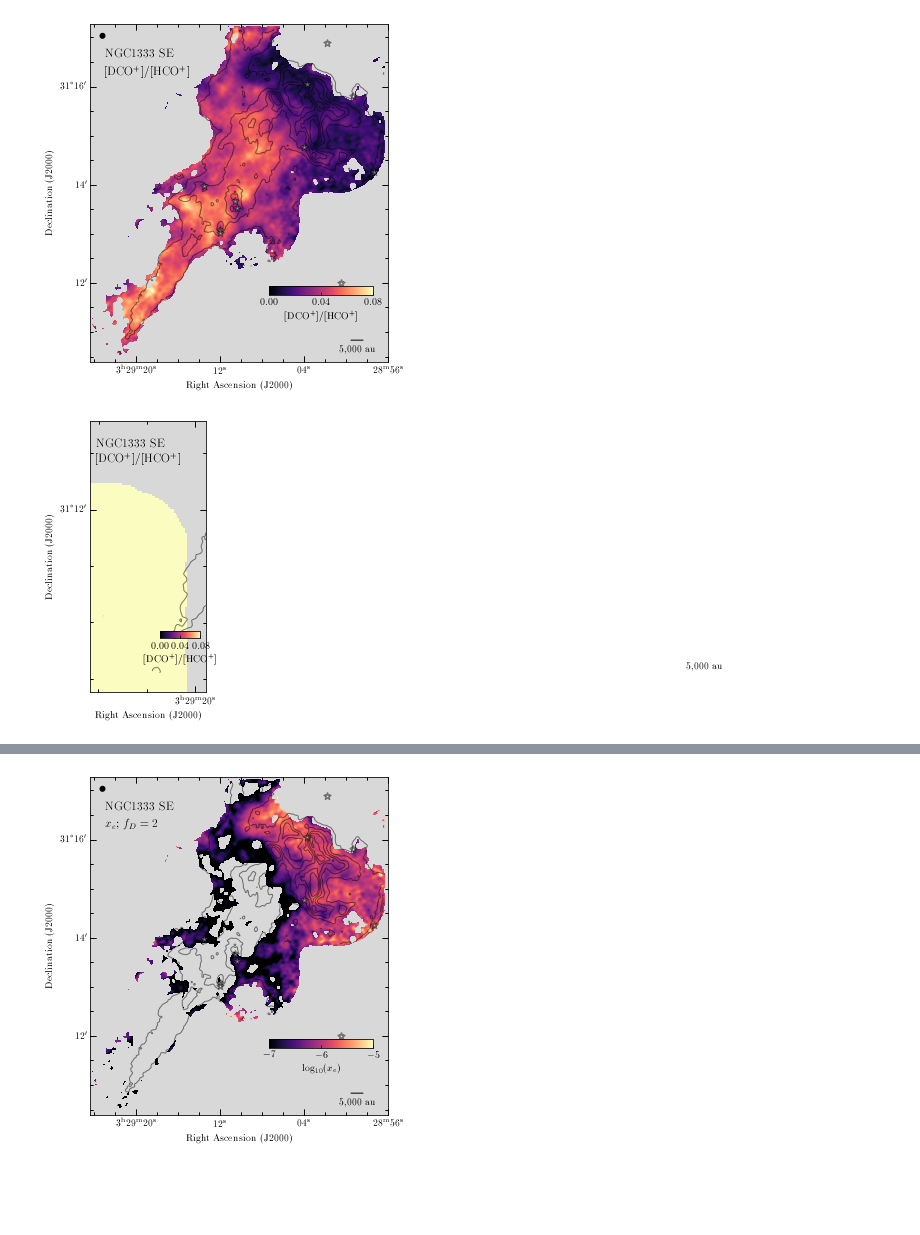
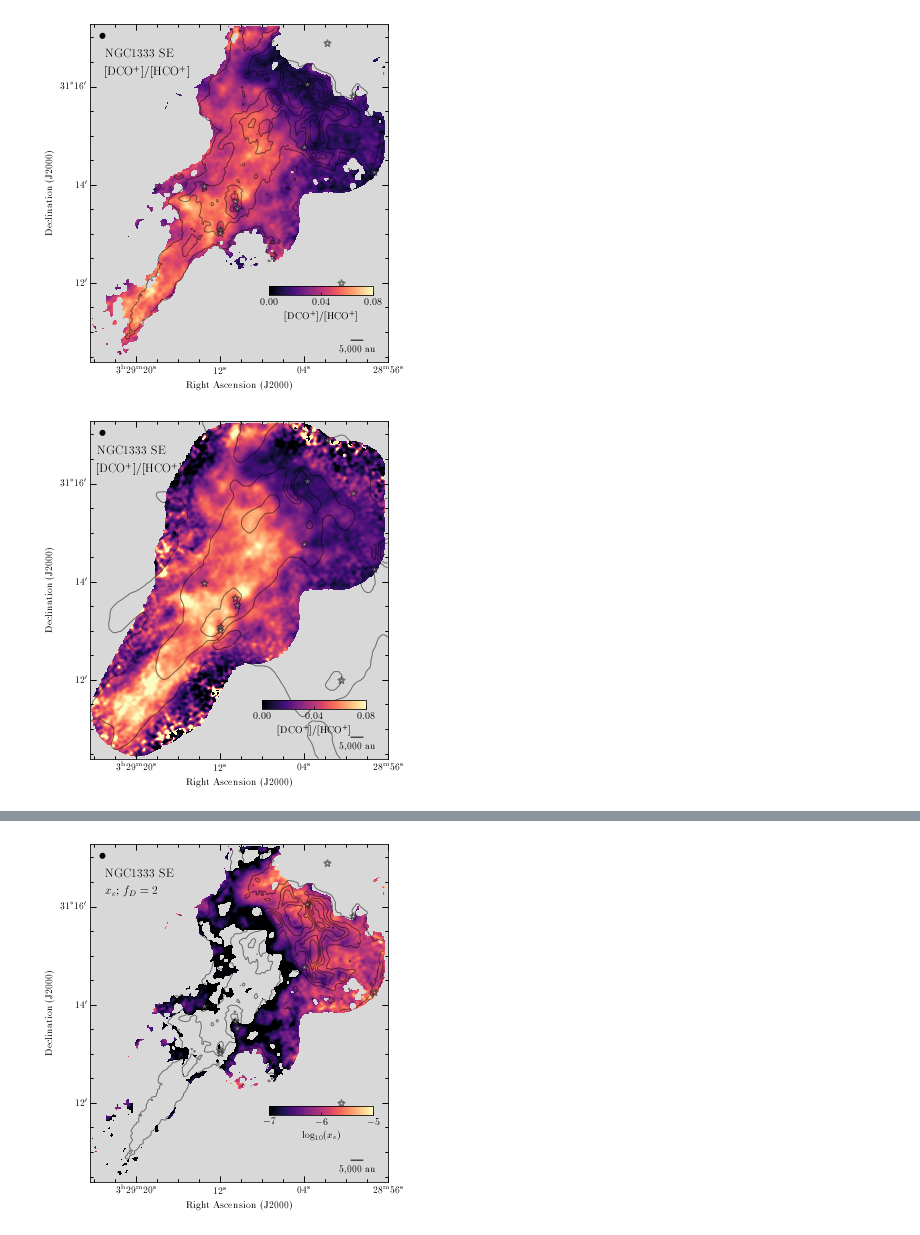
Before and after one commit to jpinedaf/NGC1333_NOEMA_Ions, a Jupyter notebook: NGC1333_Ions_Calculations.ipynb, the cells around one changed output, grey strips where cells are left out. Drawn from its saved outputs; the diff is of its cells as text; code cells hidden in the pictures; blank space fills up the shorter version.

Commit message:
Updated calculations
-Notebook runs the initial plots and calculations using the matched maps

```diff
--- a/NGC1333_Ions_Calculations.ipynb
+++ b/NGC1333_Ions_Calculations.ipynb
@@ -125,7 +113,7 @@ def load_cutout(file_in, is_hdu=False):
     hdu.header.update(cutout.wcs.to_header())
     return hdu
 
-def plot_setup_noema_wcsaxes(ax, hdu, label_col='black', contour_n2hp=False, contour_sio=False):
+def plot_setup_noema_wcsaxes(ax, hdu, label_col='black', contour_h2=False, big_beam=False):
     # ticks
     ra_ax = ax.coords[0] # lon
     dec_ax = ax.coords[1] # lat
@@ -138,37 +126,37 @@ def plot_setup_noema_wcsaxes(ax, hdu, label_col='black', contour_n2hp=False, con
     ra_ax.set_minor_frequency(4)
     dec_ax.set_minor_frequency(4)
     ax.tick_params(which='major', length=6)
-    ax.tick_params(which='minor', length=3)
+    ax.tick_params(which='minor', length=3)#
+    ax.tick_params(color=label_col)#, labelcolor=fg_color)
+
     ax.autoscale(enable=False)
 
     ax.scatter(ra_yso, dec_yso, marker='*', s=marker_size, c='white', edgecolor='black',
                  linewidth=1.5, zorder=4, alpha=0.5, transform=ax.get_transform('world'))
 
-    if contour_n2hp:
-        hdu_n2hp = load_cutout(file_TdV_N2Hp)
-        ax.contour(hdu_n2hp.data, levels=levels_N2Hp,
-                   transform=ax.get_transform(WCS(hdu_n2hp.header)),
-                   colors='black', linewidths=1, alpha=0.5)
-    if contour_sio:
-        hdu_sio = load_cutout(file_TdV_SiO)
-        ax.contour(hdu_sio.data, levels=levels_SiO,
-                   transform=ax.get_transform(WCS(hdu_sio.header)),
-                   colors='black', linewidths=1, alpha=0.5)
+    if contour_h2:
+        hdu_h2 = load_cutout(file_N_H2)
+        ax.contour(np.log10(hdu_h2.data), levels=levels_H2,
+                   transform=ax.get_transform(WCS(hdu_h2.header)),
+                   colors=label_col, linewidths=1, alpha=0.5)
     # Add beamsize
     my_beam = Beam.from_fits_header(hdu.header)
-    xcen_pix, ycen_pix  = WCS(hdu.header).world_to_pixel(beam_pos)
+    if big_beam:
+        xcen_pix, ycen_pix  = WCS(hdu.header).world_to_pixel(beam_pos_big)
+    else:
+        xcen_pix, ycen_pix  = WCS(hdu.header).world_to_pixel(beam_pos)
     pixscale = np.abs(hdu.header['cdelt1']) * u.deg
     ellipse_artist = my_beam.ellipse_to_plot(xcen_pix, ycen_pix, pixscale)
-    ellipse_artist.set_color('black')
+    ellipse_artist.set_color(label_col)
     _ = ax.add_artist(ellipse_artist)
 
     # Scalebar
     length = (5e3*u.au / (distance*u.pc)).to(u.deg, u.dimensionless_angles())
     ax.plot([scalebar_pos.ra.deg, (scalebar_pos.ra - length).deg]*u.deg,
         [(scalebar_pos.dec).deg]*2*u.deg,
-        'k', transform=ax.get_transform('fk5'), zorder=100, linewidth=1)
+        label_col, transform=ax.get_transform('fk5'), zorder=100, linewidth=1)
     ax.text((scalebar_pos.ra - length / 2).deg, (scalebar_pos.dec - 0.004*u.deg).deg,
-        "5,000 au", color='k', transform=ax.get_transform('fk5'), ha='center')
+        "5,000 au", color=label_col, transform=ax.get_transform('fk5'), ha='center')
     #
     ax.set_xlabel(r'Right Ascension (J2000)')
     ax.set_ylabel(r'Declination (J2000)')
@@ -257,28 +312,28 @@ fig.savefig('figs/NGC1333_Ncol_DCOp_HCOp.pdf', dpi=200)
 # %%
 text_color = 'black'
 
 hdu = load_cutout(hdu_R_D, is_hdu=True)
 wcs = WCS(hdu.header)
 
 cmap = plt.get_cmap(name='magma').copy()
 cmap.set_bad(color='0.85')
 
 fig = plt.figure(figsize=my_figsize)
 ax = plt.subplot(projection=wcs)
 im = ax.imshow(hdu.data, cmap=cmap, vmin=0.0, vmax=0.08, origin='lower') #vmin=0.2, vmax=1.0,
 
-plot_setup_noema_wcsaxes(ax, hdu, label_col=text_color, contour_n2hp=True, contour_sio=False)
+plot_setup_noema_wcsaxes(ax, hdu, label_col=text_color, contour_h2=True)
 
 cax = ax.inset_axes(col_pos)
 cbar = plt.colorbar(im, cax=cax, label=r'[DCO$^{+}$]/[HCO$^{+}$]', orientation='horizontal')
 cbar.set_ticks([0, 4e-2, 8e-2])
 
 fig.text(xpos_lab1, ypos_lab1, 'NGC1333 SE', transform=ax.transAxes,
                 horizontalalignment='left', color=text_color, size=12)
 fig.text(xpos_lab2, ypos_lab2, r'[DCO$^{+}$]/[HCO$^{+}$]', transform=ax.transAxes,
                 horizontalalignment='left', color=text_color, size=12)
 plt.tight_layout()
 # fig.savefig('figs/NGC1333_Ncol_DCOp_HCOp.pdf', dpi=200)
 # %% [output]
-[figure, old version]
+[figure, new version]
 # %%
```
Also changed, not shown: parts of 7 cells of this notebook, 6 other files.
